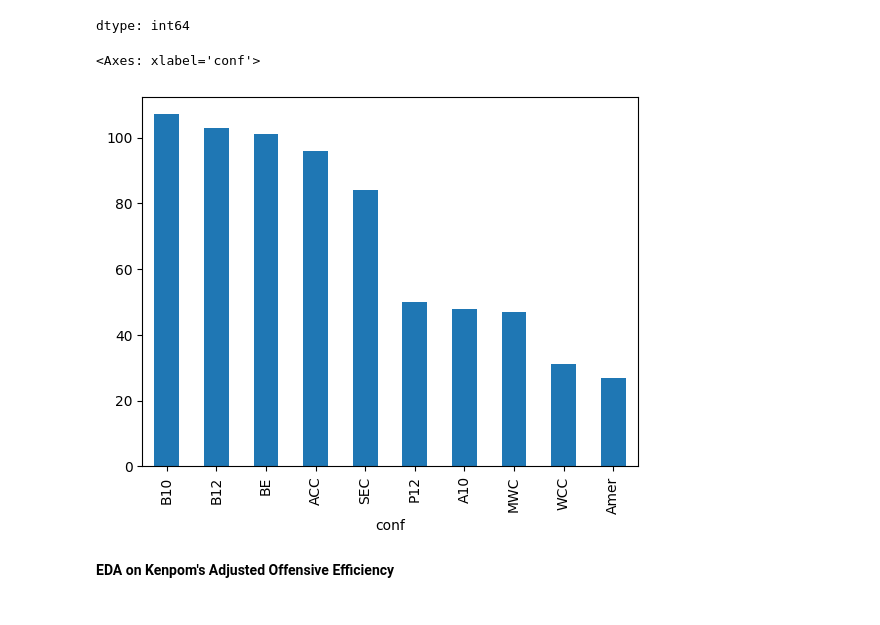
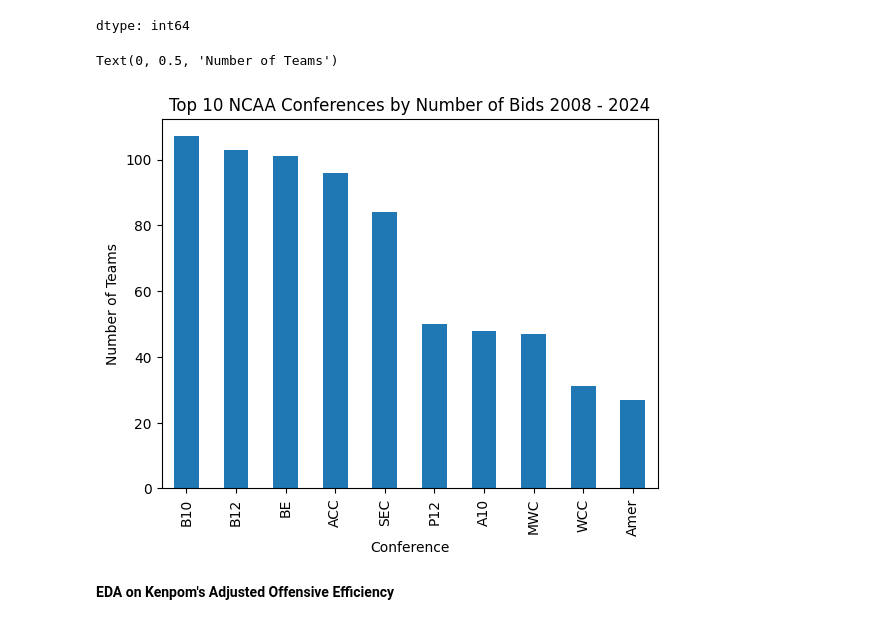
Before and after one commit to baywigg/DS3001Group, a Jupyter notebook: part_one.ipynb, the cells around one changed output. Cells and saved outputs as stored; diff of their text form; code cells hidden in the pictures.

```diff
--- a/part_one.ipynb
+++ b/part_one.ipynb
@@ -113,11 +113,14 @@ conf_count_df
 | WCC | 31 |
 | Amer | 27 |
 dtype: int64
-# %%
-conf_count_df.plot.bar(x = 'conf', y = 'count')
-# %% [output]
-<Axes: xlabel='conf'>
-[figure, removed]
+# %%
+conf_count_df.plot.bar(x = 'conf', y = 'count')
+plt.title("Top 10 NCAA Conferences by Number of Bids 2008 - 2024")
+plt.xlabel("Conference")
+plt.ylabel("Number of Teams")
+# %% [output]
+Text(0, 0.5, 'Number of Teams')
+[figure, added]
 # %% [markdown]
 **EDA on Kenpom's Adjusted Offensive Efficiency**
 # %%
```
Also changed, not shown: parts of 8 cells of this notebook.
